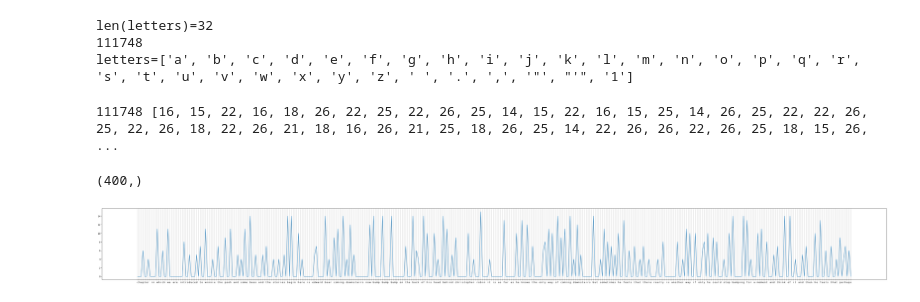
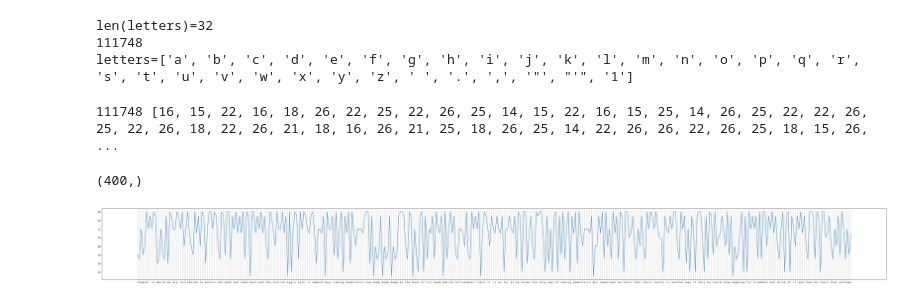
Before and after one commit to ivanoid768/symbol_predictor, a Jupyter notebook: symbols_divider.ipynb, the cells around one changed output. Saved outputs shown, nothing was run; the diff lists cells and outputs as text; code cells hidden in the pictures.

```diff
--- a/symbols_divider.ipynb
+++ b/symbols_divider.ipynb
@@ -46,35 +46,36 @@ print(len(TF), TF[:400])
 # %%
 length = 400
 
 TF = TF[:length]
 
 TF = np.array(TF, dtype=float)
 print(TF.shape)
-TF = TF - np.pad(TF, (1, 0))[:-1]
+# TF = np.pad(TF, (1, 0))[:-1] - TF
+# TF = TF - np.pad(TF, (1, 0))[:-1]
 # # print(TF)
-TF[np.where(TF > 0)] = 0
-TF = np.abs(TF)
-TF[np.where(TF <= np.mean(TF))] = 0
+# TF[np.where(TF > 0)] = 0
+# TF = np.abs(TF)
+# TF[np.where(TF <= np.mean(TF))] = 0
 # # TF[np.where(TF <= 0.5)] = 0
 # print(TF.size, TF.max(), TF.min())
 
 # KF = np.array(KF)
 # KF = KF - np.pad(KF, (0, 1))[1:]
 # # print(TF)
 # KF[np.where(KF < 0)] = 0
 # KF = np.abs(KF)
 # KF[np.where(KF <= np.mean(KF[np.where(KF > 0)]))] = 0
 
 # # TF /= np.max(TF)
 # KF /= np.max(KF)
 
 fig, axs = plt.subplots(1, 1, figsize=(50, 5), tight_layout=True)
 # axs.plot(np.arange(TF.size), TF)
 axs.plot(np.arange(TF.size), TF)
 axs.xaxis.set_ticks(np.arange(len(input_str[:length])) ,input_str[:length])
 axs.xaxis.grid(True)
 
 plt.show()
 # %% [output]
 (400,)
-[figure, old version]
+[figure, new version]
```
Also changed, not shown: 1 other file.
